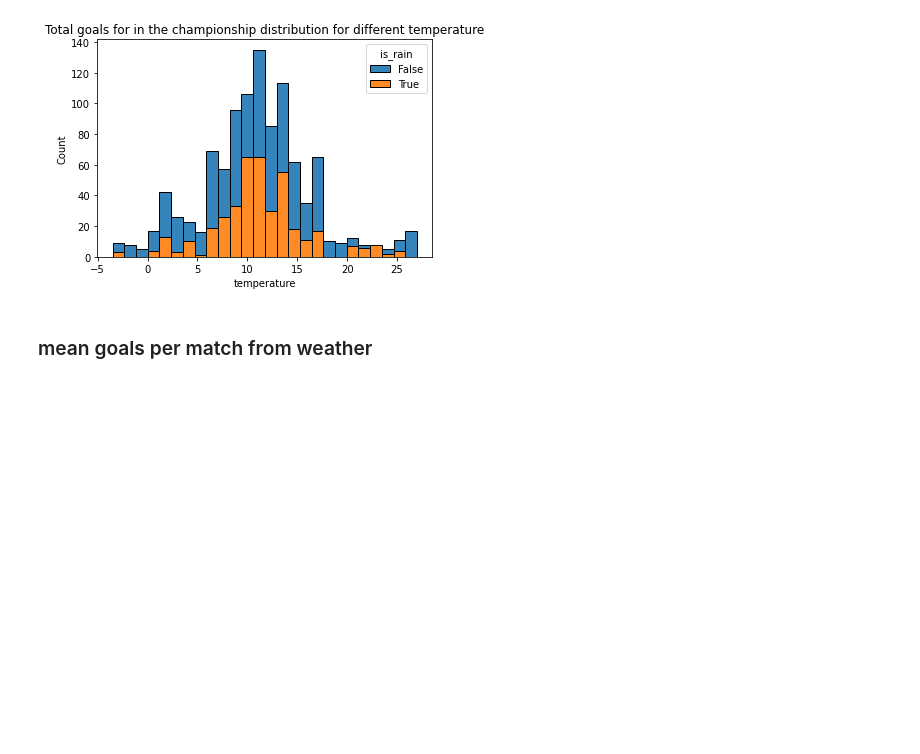
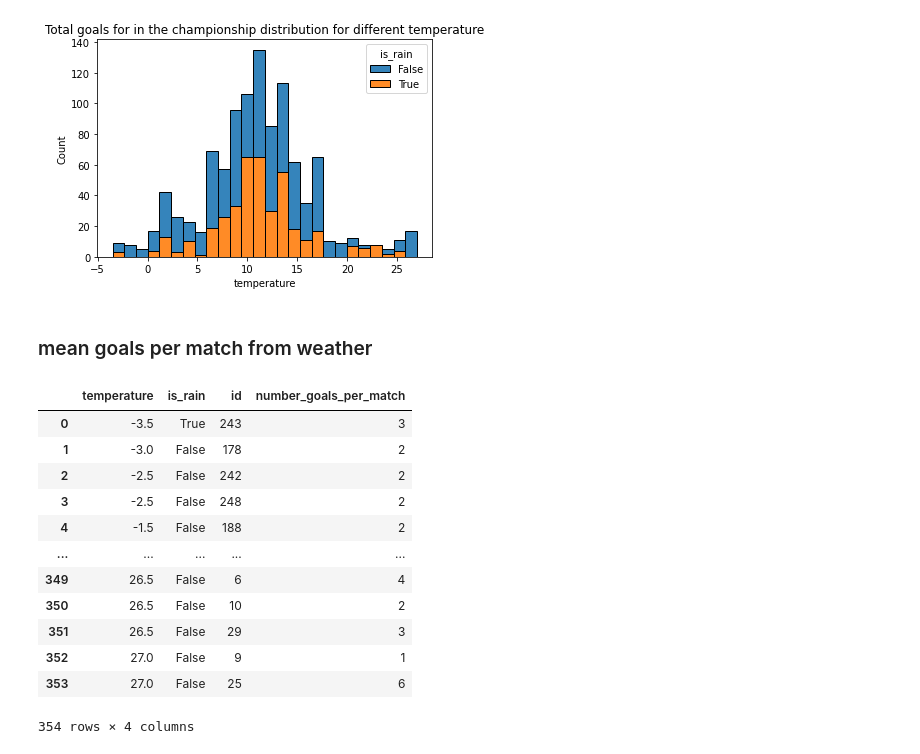
Before and after one commit to rolandina/foot-meteo, a Jupyter notebook: project_with_weather_from_csv/viz-nina.ipynb, the cells around one changed output. Saved outputs shown, nothing was run; the diff lists cells and outputs as text; code cells hidden in the pictures; blank space fills up the shorter version.

```diff
--- a/project_with_weather_from_csv/viz-nina.ipynb
+++ b/project_with_weather_from_csv/viz-nina.ipynb
@@ -308,3 +306,19 @@ Text(0.5, 1.0, 'Total goals for in the championship distribution for different t
 # %%
 df1 = player_meteo[['temperature', 'is_rain', 'id', 'last_name']].groupby(by = ['temperature', 'is_rain', 'id'], as_index= False).count()
 df1 = df1.rename(columns = {"last_name": "number_goals_per_match"})
+# %%
+df1
+# %% [output]
+|  | temperature | is_rain | id | number_goals_per_match |
+| 0 | -3.5 | True | 243 | 3 |
+| 1 | -3.0 | False | 178 | 2 |
+| 2 | -2.5 | False | 242 | 2 |
+| 3 | -2.5 | False | 248 | 2 |
+| 4 | -1.5 | False | 188 | 2 |
+| ... | ... | ... | ... | ... |
+| 349 | 26.5 | False | 6 | 4 |
+| 350 | 26.5 | False | 10 | 2 |
+| 351 | 26.5 | False | 29 | 3 |
+| 352 | 27.0 | False | 9 | 1 |
+| 353 | 27.0 | False | 25 | 6 |
+354 rows × 4 columns
```
Also changed, not shown: parts of 18 cells of this notebook.
